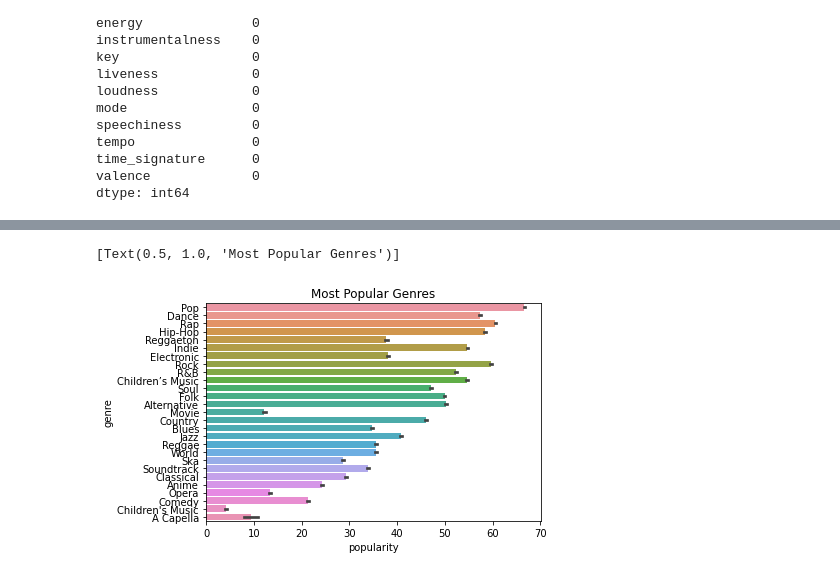
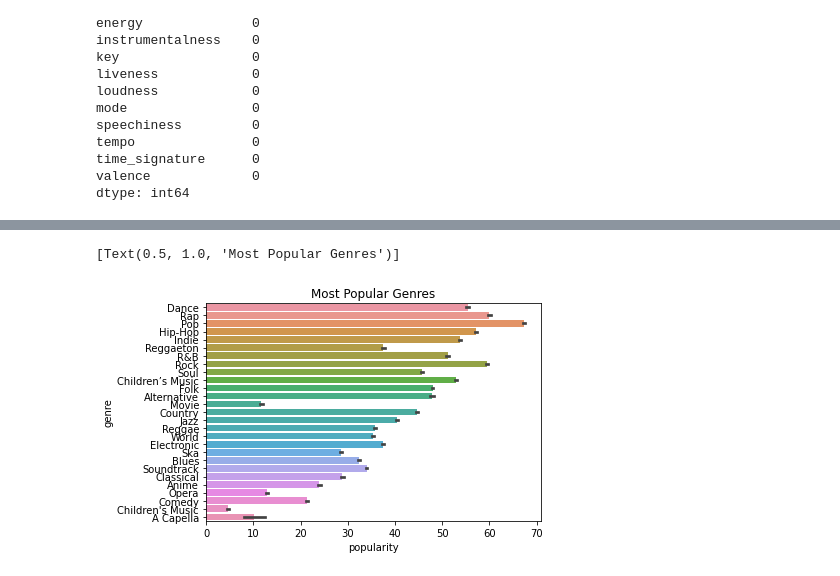
Before and after one commit to adriancabalo/CCIC_DS1, a Jupyter notebook: DS1 Final.ipynb, the cells around one changed output, grey strips where cells are left out. Cells and saved outputs as stored; diff of their text form; code cells hidden in the pictures.

```diff
--- a/DS1 Final.ipynb
+++ b/DS1 Final.ipynb
@@ -58,10 +74,16 @@ memory usage: 33.7+ MB
 # %%
 #Most popular genres
 
-popular = df.sort_values('popularity', ascending = False)
-popular.drop_duplicates(subset="track_name",inplace=True)
 
-sns.barplot(data = df, y = 'genre', x = 'popularity').set(title = "Most Popular Genres")
+
+df1 = df.sort_values('genre', ascending = False)
+df1.drop_duplicates(subset=["genre"],inplace=False)
+df1 = df.sort_values('popularity', ascending = False)
+df1.drop_duplicates(subset="track_name",inplace=True)
+
+
+
+sns.barplot(data = df1, y = 'genre', x = 'popularity').set(title = "Most Popular Genres")
 # %% [output]
 [Text(0.5, 1.0, 'Most Popular Genres')]
-[figure, old version]
+[figure, new version]
```
Also changed, not shown: parts of 9 cells of this notebook.
